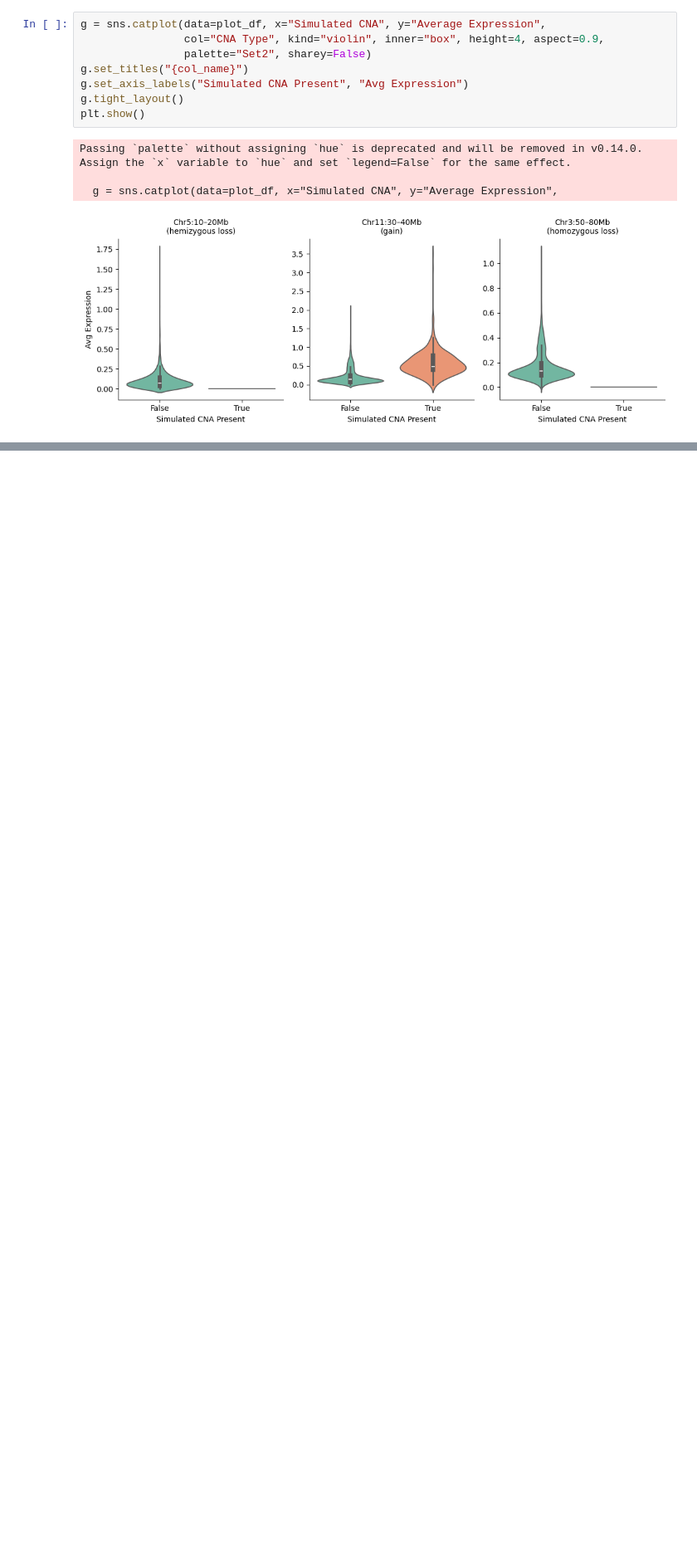
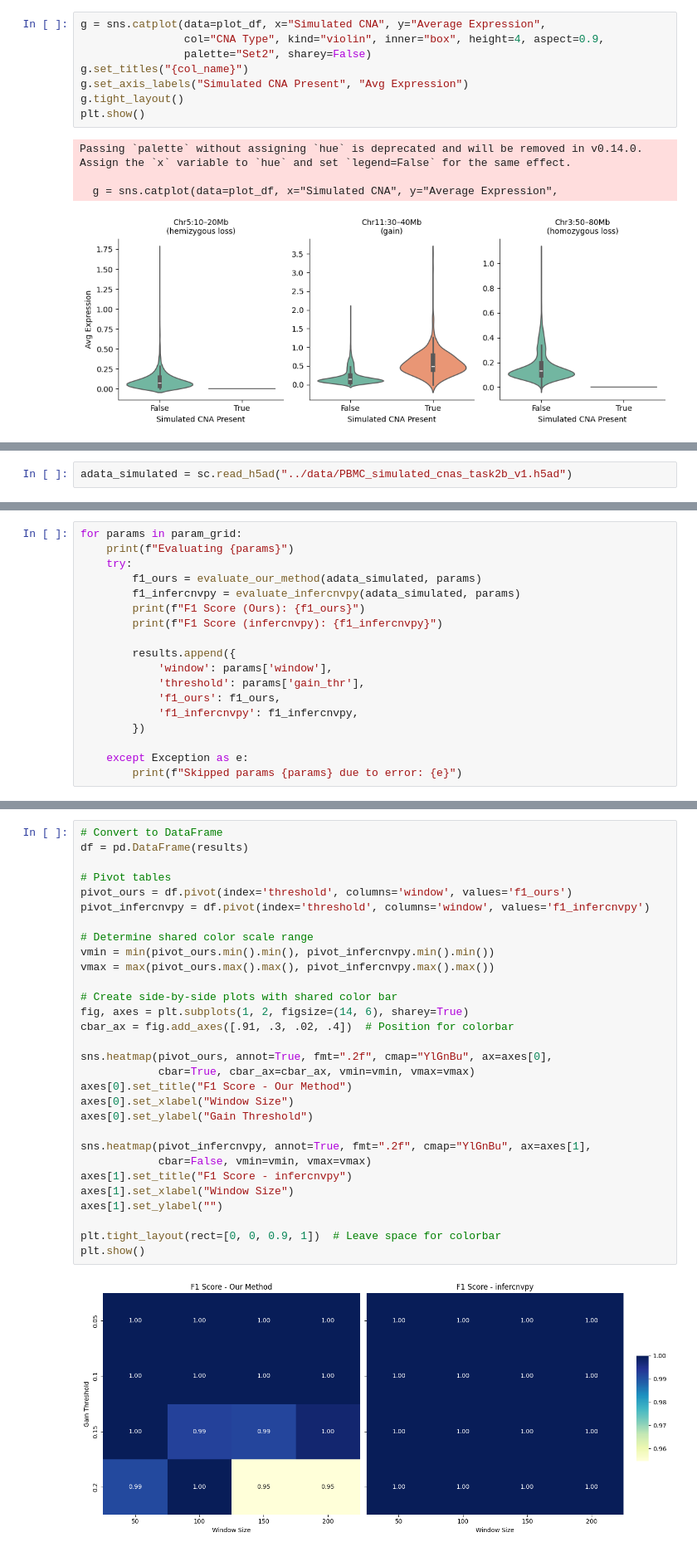
Before and after one commit to ClarkXu0625/CNA_tool, a Jupyter notebook: notebooks/Task2b.ipynb, the cells around one changed output, grey strips where cells are left out. Shown at 83% size. Saved outputs shown, nothing was run; the diff lists cells and outputs as text; blank space fills up the shorter version.

```diff
--- a/notebooks/Task2b.ipynb
+++ b/notebooks/Task2b.ipynb
@@ -260,0 +276,2 @@ Passing `palette` without assigning `hue` is deprecated and will be removed in v
+# %%
+adata_simulated = sc.read_h5ad("../data/PBMC_simulated_cnas_task2b_v1.h5ad")
@@ -260,0 +354,18 @@ Passing `palette` without assigning `hue` is deprecated and will be removed in v
+# %%
+for params in param_grid:
+    print(f"Evaluating {params}")
+    try:
+        f1_ours = evaluate_our_method(adata_simulated, params)
+        f1_infercnvpy = evaluate_infercnvpy(adata_simulated, params)
+        print(f"F1 Score (Ours): {f1_ours}")
+        print(f"F1 Score (infercnvpy): {f1_infercnvpy}")
+
+        results.append({
+            'window': params['window'],
+            'threshold': params['gain_thr'],
+            'f1_ours': f1_ours,
+            'f1_infercnvpy': f1_infercnvpy,
+        })
+
+    except Exception as e:
+        print(f"Skipped params {params} due to error: {e}")
@@ -260,0 +397,32 @@ Passing `palette` without assigning `hue` is deprecated and will be removed in v
+# %%
+# Convert to DataFrame
+df = pd.DataFrame(results)
+
+# Pivot tables
+pivot_ours = df.pivot(index='threshold', columns='window', values='f1_ours')
+pivot_infercnvpy = df.pivot(index='threshold', columns='window', values='f1_infercnvpy')
+
+# Determine shared color scale range
+vmin = min(pivot_ours.min().min(), pivot_infercnvpy.min().min())
+vmax = max(pivot_ours.max().max(), pivot_infercnvpy.max().max())
+
+# Create side-by-side plots with shared color bar
+fig, axes = plt.subplots(1, 2, figsize=(14, 6), sharey=True)
+cbar_ax = fig.add_axes([.91, .3, .02, .4])  # Position for colorbar
+
+sns.heatmap(pivot_ours, annot=True, fmt=".2f", cmap="YlGnBu", ax=axes[0],
+            cbar=True, cbar_ax=cbar_ax, vmin=vmin, vmax=vmax)
+axes[0].set_title("F1 Score - Our Method")
+axes[0].set_xlabel("Window Size")
+axes[0].set_ylabel("Gain Threshold")
+
+sns.heatmap(pivot_infercnvpy, annot=True, fmt=".2f", cmap="YlGnBu", ax=axes[1],
+            cbar=False, vmin=vmin, vmax=vmax)
+axes[1].set_title("F1 Score - infercnvpy")
+axes[1].set_xlabel("Window Size")
+axes[1].set_ylabel("")
+
+plt.tight_layout(rect=[0, 0, 0.9, 1])  # Leave space for colorbar
+plt.show()
+# %% [output]
+[figure, added]
```
Also changed, not shown: parts of 6 cells of this notebook.
